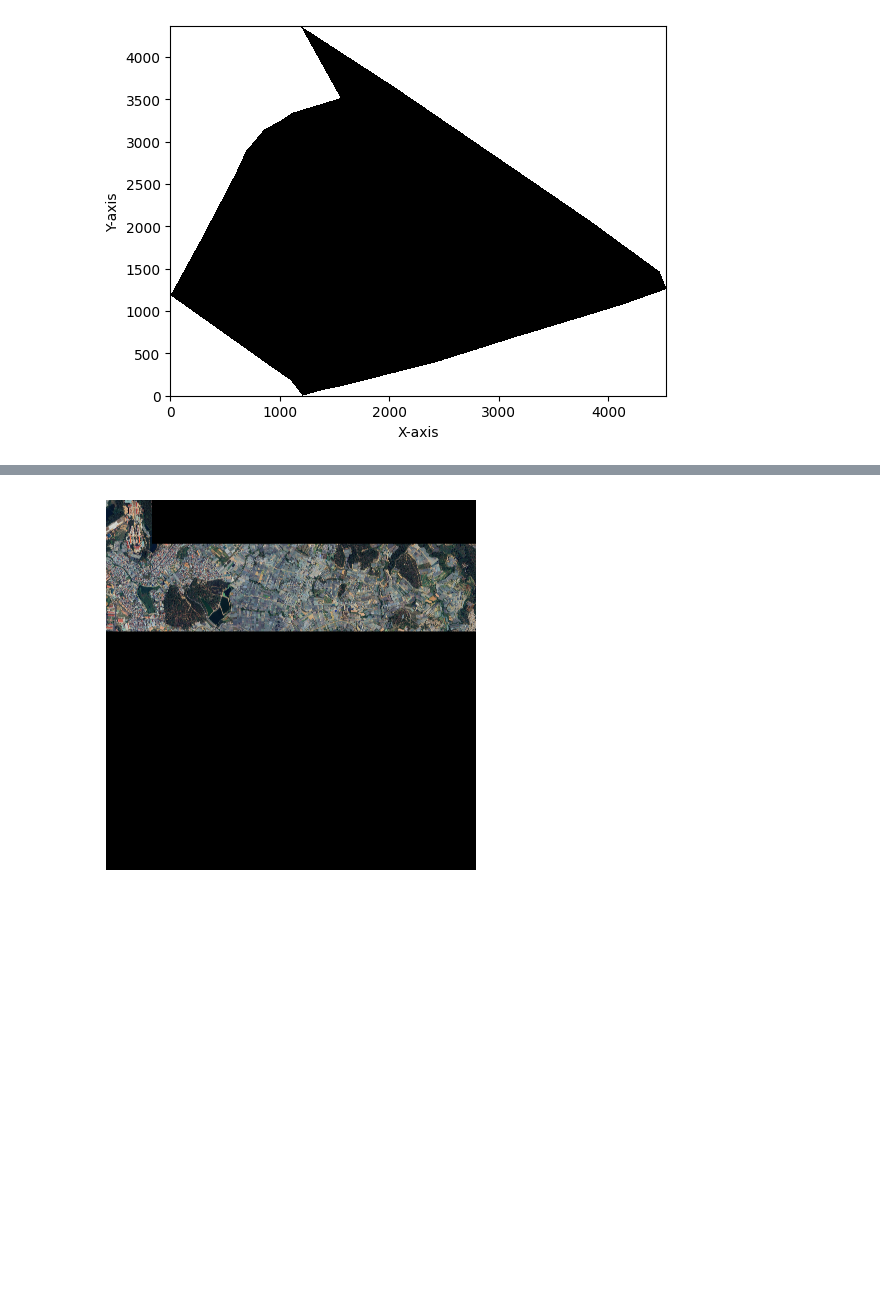
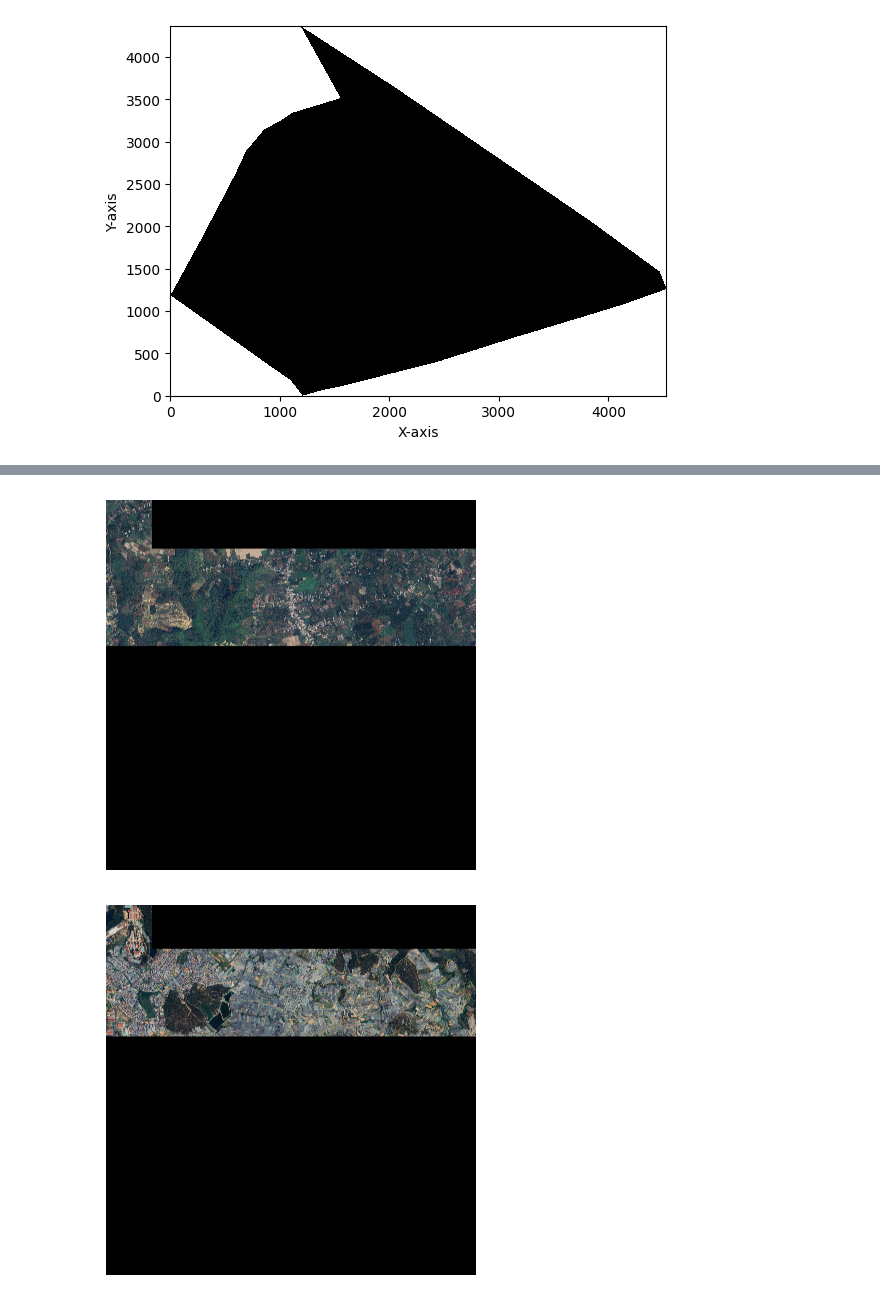
Before and after one commit to Phatdat01/real_estate, a Jupyter notebook: demo.ipynb, the cells around one changed output, grey strips where cells are left out. Cells and saved outputs as stored; diff of their text form; code cells hidden in the pictures; blank space fills up the shorter version.

```diff
--- a/demo.ipynb
+++ b/demo.ipynb
@@ -152,3 +173,90 @@ plt.show()
+# %%
+from PIL import Image
+import cv2
+from render_report import merging_row, open_img
+
+
+root ="data/images/Đồng Nai/Tân Phú/Phú Lập"
+image0 = open_img(root=root+f"/{0}.png")
+image1 = open_img(root=root+f"/{1}.png")
+image2 = open_img(root=root+f"/{2}.png")
+image3 = open_img(root=root+f"/{3}.png")
+image4 = open_img(root=root+f"/{4}.png")
+image5 = open_img(root=root+f"/{5}.png")
+image6 = open_img(root=root+f"/{6}.png")
+image7 = open_img(root=root+f"/{7}.png")
+image8 = open_img(root=root+f"/{8}.png")
+image9 = open_img(root=root+f"/{9}.png")
+image10 = open_img(root=root+f"/{10}.png")
+image11 = open_img(root=root+f"/{11}.png")
+image12 = open_img(root=root+f"/{12}.png")
+image13 = open_img(root=root+f"/{13}.png")
+image14 = open_img(root=root+f"/{14}.png")
+image15 = open_img(root=root+f"/{15}.png")
+image16 = open_img(root=root+f"/{16}.png")
+image17 = open_img(root=root+f"/{17}.png")
+image18 = open_img(root=root+f"/{18}.png")
+image19 = open_img(root=root+f"/{19}.png")
+image20 = open_img(root=root+f"/{20}.png")
+image21 = open_img(root=root+f"/{21}.png")
+image22 = open_img(root=root+f"/{22}.png")
+image23 = open_img(root=root+f"/{23}.png")
+
+image0 = Image.fromarray(cv2.cvtColor(image0, cv2.COLOR_BGR2RGB))
+image1 = Image.fromarray(cv2.cvtColor(image1, cv2.COLOR_BGR2RGB))
+image2 = Image.fromarray(cv2.cvtColor(image2, cv2.COLOR_BGR2RGB))
+image3 = Image.fromarray(cv2.cvtColor(image3, cv2.COLOR_BGR2RGB))
+image4 = Image.fromarray(cv2.cvtColor(image4, cv2.COLOR_BGR2RGB))
+image5 = Image.fromarray(cv2.cvtColor(image5, cv2.COLOR_BGR2RGB))
+image6 = Image.fromarray(cv2.cvtColor(image6, cv2.COLOR_BGR2RGB))
+image7 = Image.fromarray(cv2.cvtColor(image7, cv2.COLOR_BGR2RGB))
+image8 = Image.fromarray(cv2.cvtColor(image8, cv2.COLOR_BGR2RGB))
+image9 = Image.fromarray(cv2.cvtColor(image9, cv2.COLOR_BGR2RGB))
+image10 = Image.fromarray(cv2.cvtColor(image10, cv2.COLOR_BGR2RGB))
+image11 = Image.fromarray(cv2.cvtColor(image11, cv2.COLOR_BGR2RGB))
+image12 = Image.fromarray(cv2.cvtColor(image12, cv2.COLOR_BGR2RGB))
+image13 = Image.fromarray(cv2.cvtColor(image13, cv2.COLOR_BGR2RGB))
+image14 = Image.fromarray(cv2.cvtColor(image14, cv2.COLOR_BGR2RGB))
+image15 = Image.fromarray(cv2.cvtColor(image15, cv2.COLOR_BGR2RGB))
+image16 = Image.fromarray(cv2.cvtColor(image16, cv2.COLOR_BGR2RGB))
+image17 = Image.fromarray(cv2.cvtColor(image17, cv2.COLOR_BGR2RGB))
+image18 = Image.fromarray(cv2.cvtColor(image18, cv2.COLOR_BGR2RGB))
+image19 = Image.fromarray(cv2.cvtColor(image19, cv2.COLOR_BGR2RGB))
+image20 = Image.fromarray(cv2.cvtColor(image20, cv2.COLOR_BGR2RGB))
+image21 = Image.fromarray(cv2.cvtColor(image21, cv2.COLOR_BGR2RGB))
+image22 = Image.fromarray(cv2.cvtColor(image22, cv2.COLOR_BGR2RGB))
+image23 = Image.fromarray(cv2.cvtColor(image23, cv2.COLOR_BGR2RGB))
+
+merged_width = image1.width*8
+merged_height = image1.width*8
+
+merged_image = Image.new('RGB', (merged_width, merged_height))
+merged_image.paste(image16, (0, 0))
+
+merged_image.paste(image8, (0, image1.height))
+merged_image.paste(image9, (image1.width, image1.height))
+merged_image.paste(image10, (image1.width*2, image1.height))
+merged_image.paste(image11, (image1.width*3, image1.height))
+merged_image.paste(image12, (image1.width*4, image1.height))
+merged_image.paste(image13, (image1.width*5, image1.height))
+merged_image.paste(image14, (image1.width*6, image1.height))
+merged_image.paste(image15, (image1.width*7, image1.height))
+
+merged_image.paste(image7, (0, image1.height*2))
+merged_image.paste(image6, (image1.width, image1.height*2))
+merged_image.paste(image5, (image1.width*2, image1.height*2))
+merged_image.paste(image4, (image1.width*3, image1.height*2))
+merged_image.paste(image3, (image1.width*4, image1.height*2))
+merged_image.paste(image2, (image1.width*5, image1.height*2))
+merged_image.paste(image1, (image1.width*6, image1.height*2))
+merged_image.paste(image0, (image1.width*7, image1.height*2))
+
+
+plt.imshow(merged_image)
+plt.axis('off')
+plt.show()
+# %% [output]
+[figure, added]
 # %%
 from PIL import Image
 
```
Also changed, not shown: parts of 2 cells of this notebook, 2 other files.
